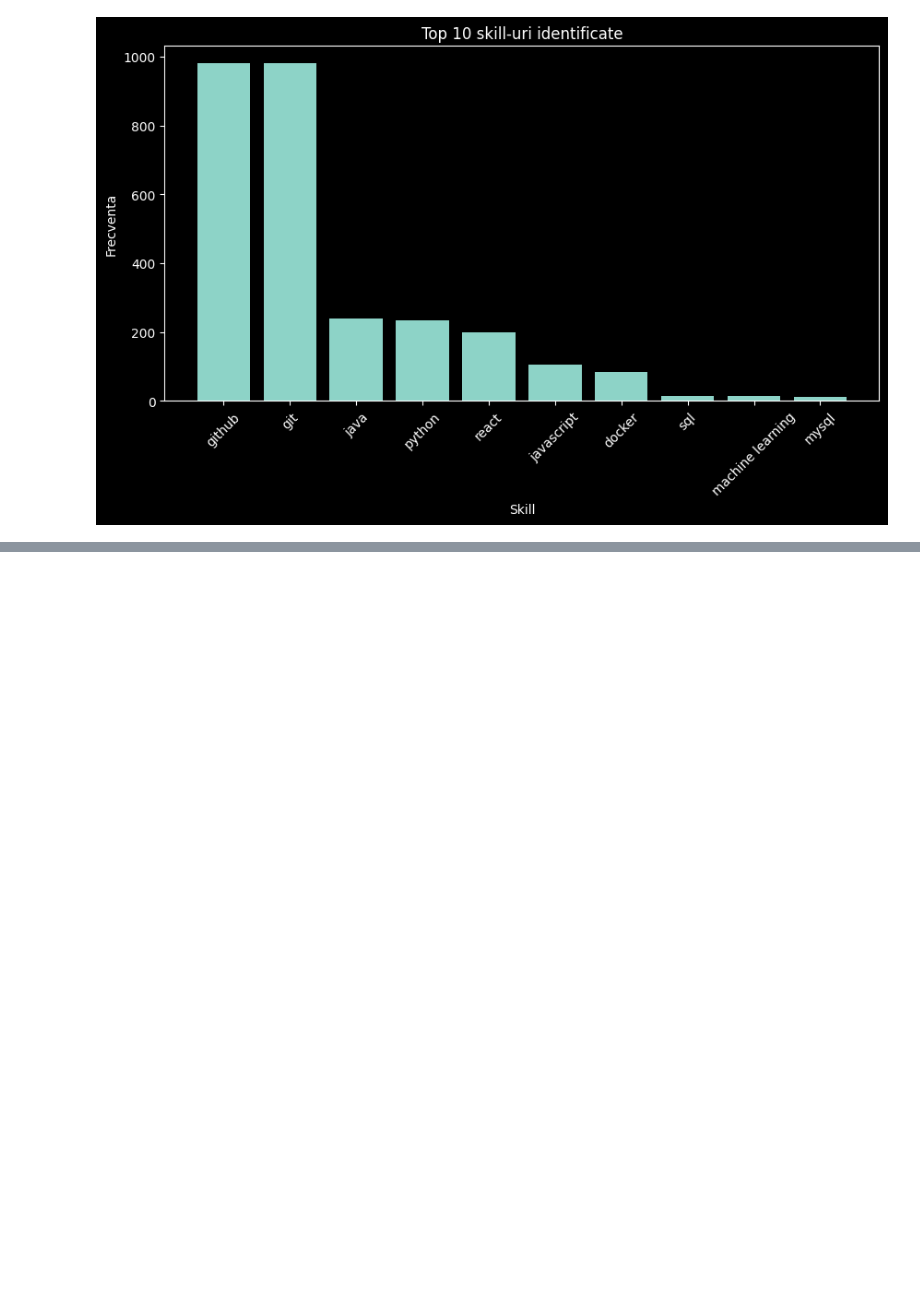
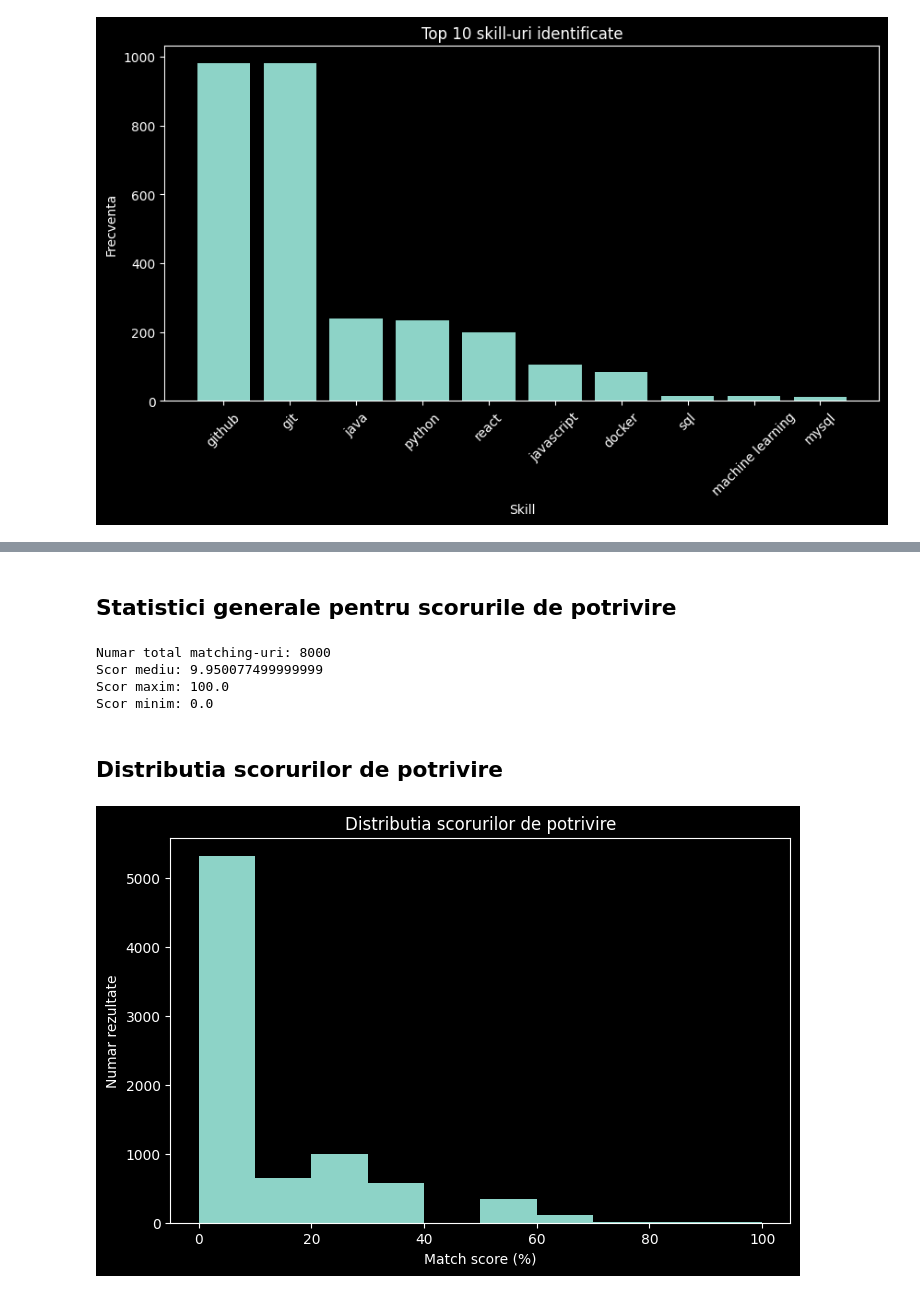
Before and after one commit to victor-moga30/cv-parsing-hr-assistant, a Jupyter notebook: amalia_analiza_date.ipynb, the cells around one changed output, grey strips where cells are left out. Cells and saved outputs as stored; diff of their text form; code cells hidden in the pictures; blank space fills up the shorter version.

```diff
--- a/amalia_analiza_date.ipynb
+++ b/amalia_analiza_date.ipynb
@@ -121,0 +118,4 @@ plt.show()
+# %%
+matching_df = pd.read_csv("matching_results.csv")
+
+matching_df.head()
@@ -121,0 +129,23 @@ plt.show()
+# %% [markdown]
+## Statistici generale pentru scorurile de potrivire
+# %%
+print("Numar total matching-uri:", len(matching_df))
+print("Scor mediu:", matching_df["match_score"].mean())
+print("Scor maxim:", matching_df["match_score"].max())
+print("Scor minim:", matching_df["match_score"].min())
+# %% [output]
+Numar total matching-uri: 8000
+Scor mediu: 9.950077499999999
+Scor maxim: 100.0
+Scor minim: 0.0
+# %% [markdown]
+## Distributia scorurilor de potrivire
+# %%
+plt.figure(figsize=(8, 5))
+plt.hist(matching_df["match_score"], bins=10)
+plt.title("Distributia scorurilor de potrivire")
+plt.xlabel("Match score (%)")
+plt.ylabel("Numar rezultate")
+plt.show()
+# %% [output]
+[figure, added]
```
Also changed, not shown: parts of 7 cells of this notebook.
